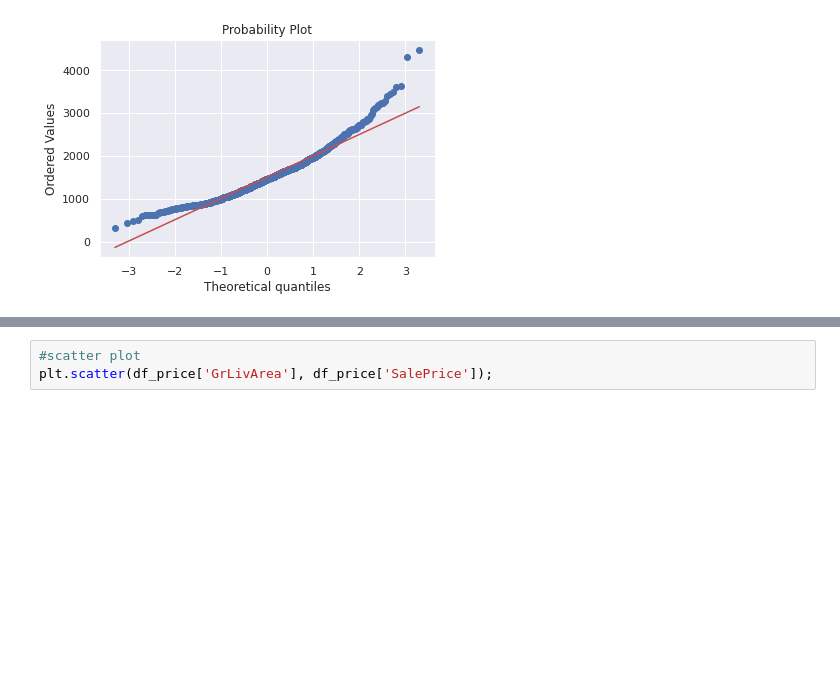
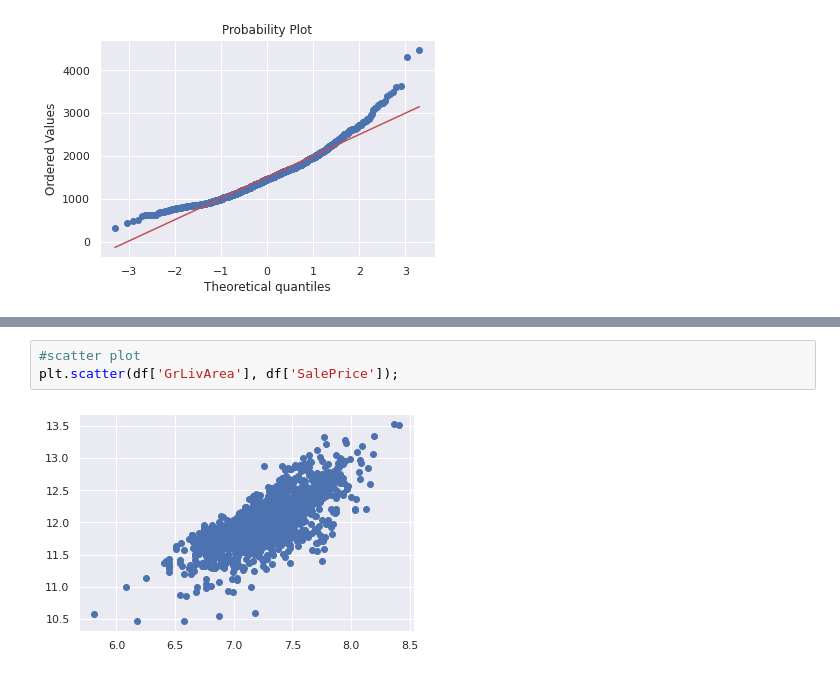
Before and after one commit to bdfd/Section6.Project02_House_Model_Exploration, a Jupyter notebook: House_Model_Prediction.ipynb, the cells around one changed output, grey strips where cells are left out. Drawn from its saved outputs; the diff is of its cells as text; blank space fills up the shorter version.

```diff
--- a/House_Model_Prediction.ipynb
+++ b/House_Model_Prediction.ipynb
@@ -377,5 +386,7 @@ res = stats.probplot(df_price[df_price['TotalBsmtSF']>0]['TotalBsmtSF'], plot=pl
 # %%
 #scatter plot
-plt.scatter(df_price['GrLivArea'], df_price['SalePrice']);
+plt.scatter(df['GrLivArea'], df['SalePrice']);
+# %% [output]
+[figure, added]
 # %%
 #scatter plot
```
Also changed, not shown: parts of 10 cells of this notebook.
